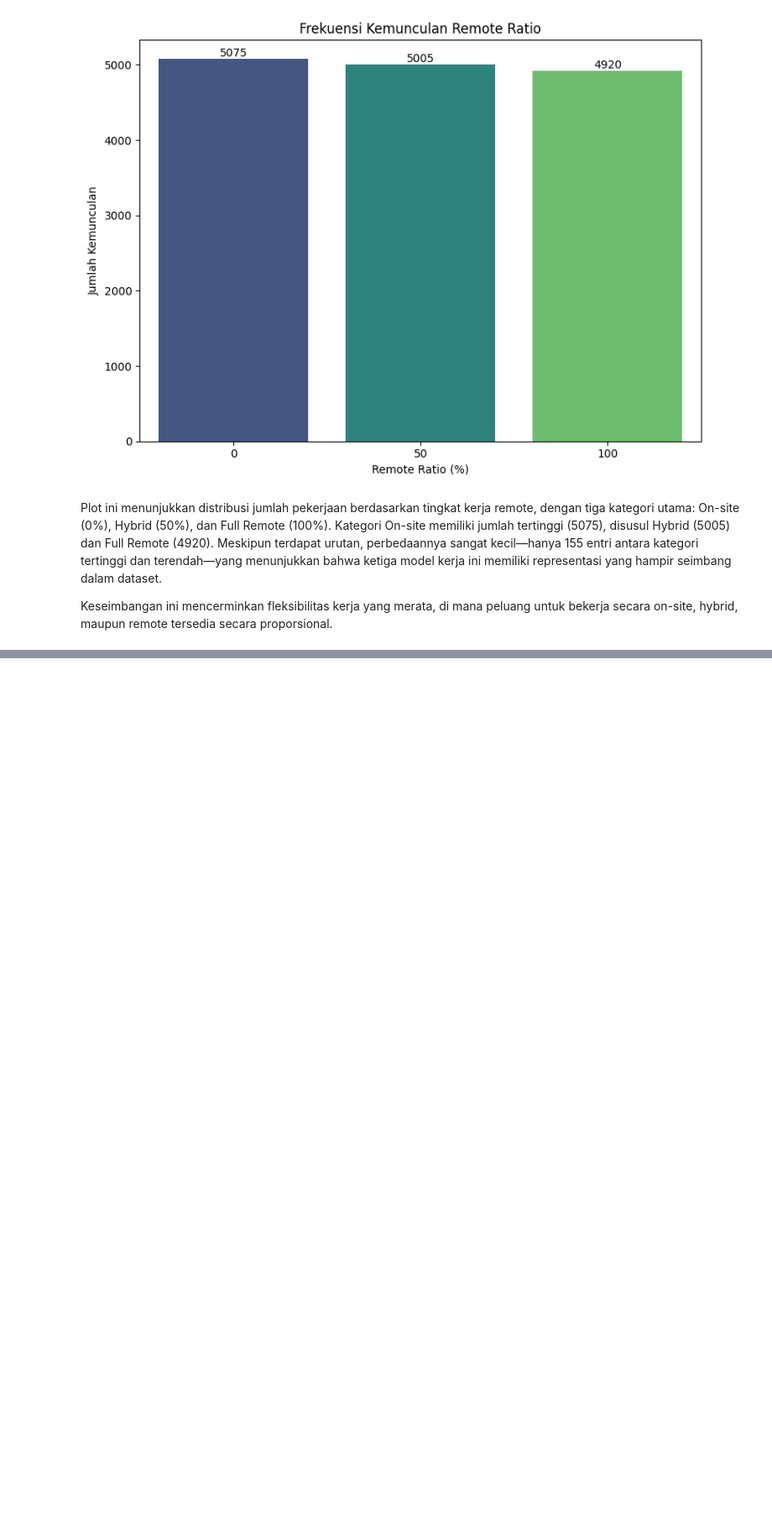
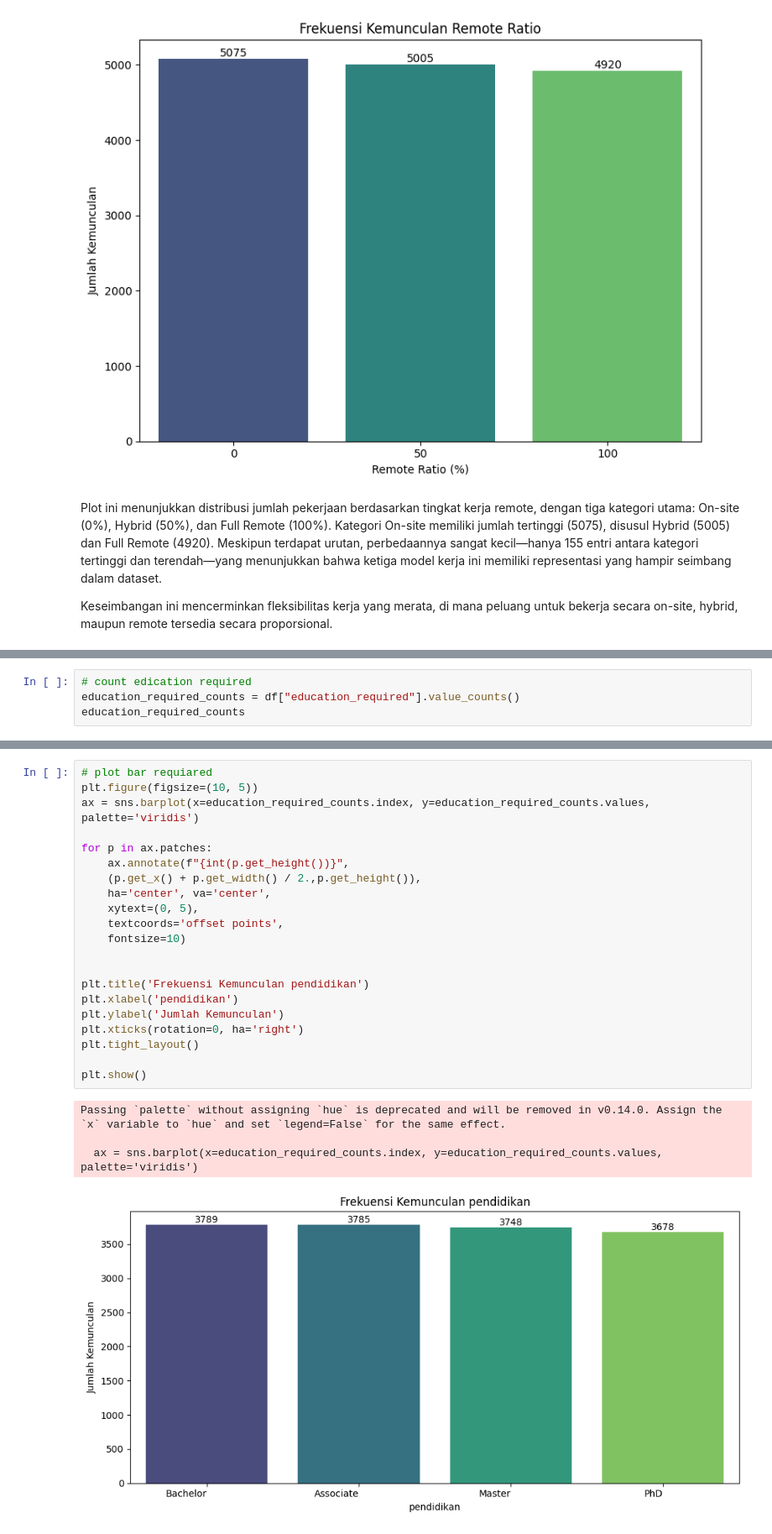
Before and after one commit to shof-f/Exploratory-Data-Analysis-EDA-of-IA-Global-Job-Market, a Jupyter notebook: Basic_analisis_AI_Job_Information.ipynb, the cells around one changed output, grey strips where cells are left out. Shown at 84% size. Drawn from its saved outputs; the diff is of its cells as text; blank space fills up the shorter version.

```diff
--- a/Basic_analisis_AI_Job_Information.ipynb
+++ b/Basic_analisis_AI_Job_Information.ipynb
@@ -523,0 +592,4 @@ Keseimbangan ini mencerminkan fleksibilitas kerja yang merata, di mana peluang u
+# %%
+# count edication required
+education_required_counts = df["education_required"].value_counts()
+education_required_counts
@@ -523,0 +604,26 @@ Keseimbangan ini mencerminkan fleksibilitas kerja yang merata, di mana peluang u
+# %%
+# plot bar requiared
+plt.figure(figsize=(10, 5))
+ax = sns.barplot(x=education_required_counts.index, y=education_required_counts.values, palette='viridis')
+
+for p in ax.patches:
+    ax.annotate(f"{int(p.get_height())}",
+    (p.get_x() + p.get_width() / 2.,p.get_height()),
+    ha='center', va='center',
+    xytext=(0, 5),
+    textcoords='offset points',
+    fontsize=10)
+
+
+plt.title('Frekuensi Kemunculan pendidikan')
+plt.xlabel('pendidikan')
+plt.ylabel('Jumlah Kemunculan')
+plt.xticks(rotation=0, ha='right')
+plt.tight_layout()
+
+plt.show()
+# %% [output]
+Passing `palette` without assigning `hue` is deprecated and will be removed in v0.14.0. Assign the `x` variable to `hue` and set `legend=False` for the same effect.
+
+  ax = sns.barplot(x=education_required_counts.index, y=education_required_counts.values, palette='viridis')
+[figure, added]
```
Also changed, not shown: parts of 27 cells of this notebook.
